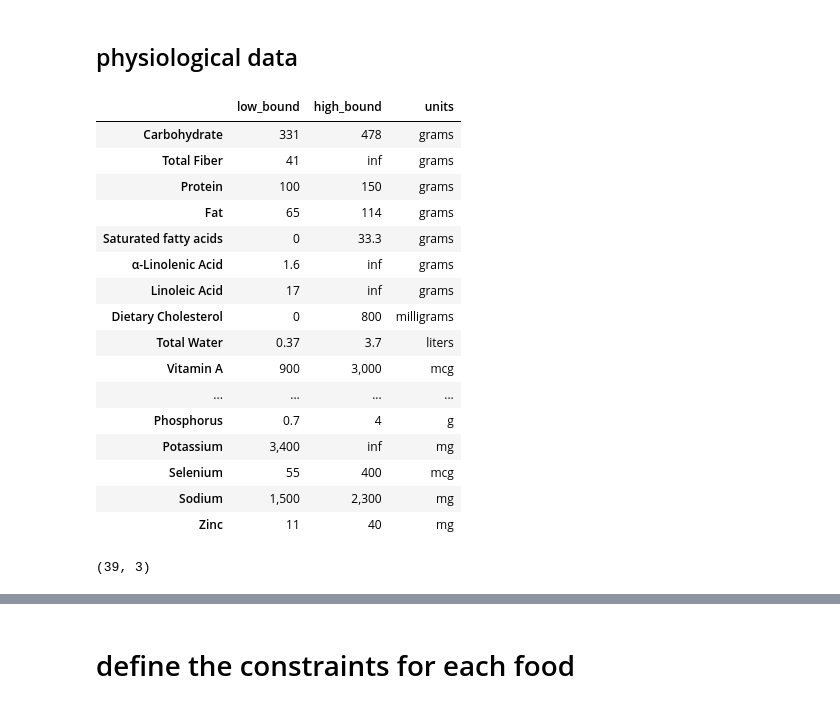
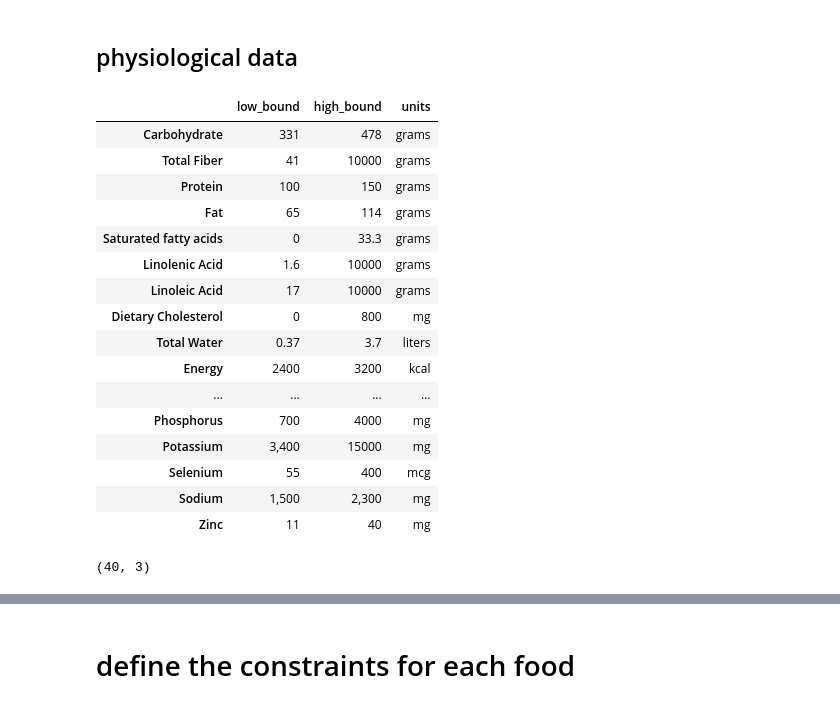
Before and after one commit to freiburgermsu/diet_optimization, a Jupyter notebook: optimization_diet.ipynb, the cells around one changed output, grey strips where cells are left out. Cells and saved outputs as stored; diff of their text form; code cells hidden in the pictures.

```diff
--- a/optimization_diet.ipynb
+++ b/optimization_diet.ipynb
@@ -13,6 +13,7 @@ food_simplification = {
     "Celery, trimmed bunches": "Celery",
     "Celery sticks": "Celery",
     "Collard greens": "Collard",
+    "Carrots, baby": "Carrots",
     "Cucumbers with peel": "Cucumber",
     "Cucumbers without peel": "Cucumber",
     "Lettuce, romaine, heads": "Lettuce",
@@ -46,6 +47,7 @@ prices = prices.groupby(level=0).mean()
 display(prices)
 
 # 1 Cup = 0.236 L
+## TODO convert this into per 100 grams to match the nutritional data
 food_info = {}
 for food, row in prices.iterrows():
     food_info[food] = {
@@ -54,6 +56,14 @@ for food, row in prices.iterrows():
         "yield": row["Yield"],
     }
 
+food_info.update({
+    "Flax seeds": {
+        "price": 3.86,  # sourced from Amazon
+        "cupEQ": 0.37,   # sourced from https://www.aqua-calc.com/page/density-table/substance/seeds-coma-and-blank-flaxseed-blank--op-tbsp-coma-and-blank-whole-cp-
+        "yield": 1  # all of flaxseeds are eaten
+    }
+})
+
 with open("food_info.json", 'w') as jsonOut:
     dump(food_info, jsonOut, indent=3)
 # %% [output]
@@ -219,7 +229,7 @@ for nutrient, row in macro_needs.iterrows():
     elif nutrient == "Dietary Cholesterol":
         macro_needs.at[nutrient, "high_bound"] = str(800)  # arbitrary but a reasonable limit
         macro_needs.at[nutrient, "low_bound"] = str(0)
-        macro_needs.at[nutrient, "units"] = "milligrams"
+        macro_needs.at[nutrient, "units"] = "mg"
     elif nutrient == "Total Water":
         macro_needs.at[nutrient, "low_bound"] = "0.37"
         macro_needs.at[nutrient, "high_bound"] = row["Recommended Intake Per Day"].split()[0]
@@ -230,56 +240,81 @@ for nutrient, row in macro_needs.iterrows():
         macro_needs.at[nutrient, "units"] = "grams"
     elif "As low" not in row["Recommended Intake Per Day"]:
         macro_needs.at[nutrient, "low_bound"] = row["Recommended Intake Per Day"].split()[0]
-        macro_needs.at[nutrient, "high_bound"] = inf
+        macro_needs.at[nutrient, "high_bound"] = "10000"
         macro_needs.at[nutrient, "units"] = row["Recommended Intake Per Day"].split()[1]
+macro_needs.loc["Energy"] = {"low_bound": 2400, "high_bound": 3200, "units": "kcal"}
 
+lst = []
+for i in macro_needs.index:
+    if i != "α-Linolenic Acid":     lst.append(i)
+    else:  lst.append("Linolenic Acid")
+macro_needs.index = lst
 macro_needs.drop("Recommended Intake Per Day", axis=1, inplace=True)
 
 # micronutritional needs
-vitamin_needs = read_csv("vitamin_needs.csv").set_index("Vitamin").rename(columns={"Recommended Intake Per Day": "low_bound", "Tolerable UL Intake Per Day": "high_bound"}).replace("ND", inf).fillna("0 milligrams")
+vitamin_needs = read_csv("vitamin_needs.csv").set_index("Vitamin").rename(columns={"Recommended Intake Per Day": "low_bound", "Tolerable UL Intake Per Day": "high_bound"}).replace("ND", "10000").fillna("0 milligrams")
 vitamin_needs["units"] = [""]*len(vitamin_needs)
 for nutrient, row in vitamin_needs.iterrows():
     val, unit = row["low_bound"].split()
     vitamin_needs.at[nutrient, "low_bound"] = val
     vitamin_needs.at[nutrient, "units"] = unit
     vitamin_needs.at[nutrient, "high_bound"] = str(row["high_bound"]).split()[0]
+    if nutrient == "Carotenoids":
+        vitamin_needs.at[nutrient, "high_bound"] = "100000"
+        vitamin_needs.at[nutrient, "units"] = "mg"
+    if nutrient == "Folate":   vitamin_needs.at[nutrient, "high_bound"] = "3000"
+    if nutrient == "Choline":
+        vitamin_needs.at[nutrient, "low_bound"] = "550"
+        vitamin_needs.at[nutrient, "high_bound"] = "10000"
+        vitamin_needs.at[nutrient, "units"] = "mg"
 
 mineral_needs = read_csv("mineral_needs.csv").set_index("Mineral").rename(columns={"Recommended Intake Per Day": "low_bound", "Tolerable UL Intake Per Day": "high_bound"}).replace("ND", inf)
 mineral_needs["units"] = [""]*len(mineral_needs)
 for nutrient, row in mineral_needs.iterrows():
     val, unit = row["low_bound"].split()
     mineral_needs.at[nutrient, "low_bound"] = val
     mineral_needs.at[nutrient, "units"] = unit
     mineral_needs.at[nutrient, "high_bound"] = str(row["high_bound"]).split()[0]
+    if "Magnesium" in nutrient:  mineral_needs.at[nutrient, "high_bound"] = "10000"
+    elif nutrient == "Phosphorus":
+        mineral_needs.at[nutrient, "low_bound"] = "700"
+        mineral_needs.at[nutrient, "high_bound"] = "4000"
+        mineral_needs.at[nutrient, "units"] = "mg"
+    elif nutrient == "Copper":
+        mineral_needs.at[nutrient, "low_bound"] = "0.9"
+        mineral_needs.at[nutrient, "high_bound"] = "10"
+        mineral_needs.at[nutrient, "units"] = "mg"
+    elif nutrient == "Potassium":
+        mineral_needs.at[nutrient, "high_bound"] = "15000"
 
 
 # combining the nutritional sources
 nutrition = concat([macro_needs, vitamin_needs, mineral_needs])
 display(nutrition)
 print(nutrition.shape)
 
 from json import dump
 with open("nutrition.json", 'w') as jsonOut:
     dump(nutrition.T.to_dict(), jsonOut, indent=3)
 # %% [output]
 |  | low_bound | high_bound | units |
 | Carbohydrate | 331 | 478 | grams |
-| Total Fiber | 41 | inf | grams |
+| Total Fiber | 41 | 10000 | grams |
 | Protein | 100 | 150 | grams |
 | Fat | 65 | 114 | grams |
 | Saturated fatty acids | 0 | 33.3 | grams |
-| α-Linolenic Acid | 1.6 | inf | grams |
-| Linoleic Acid | 17 | inf | grams |
-| Dietary Cholesterol | 0 | 800 | milligrams |
+| Linolenic Acid | 1.6 | 10000 | grams |
+| Linoleic Acid | 17 | 10000 | grams |
+| Dietary Cholesterol | 0 | 800 | mg |
 | Total Water | 0.37 | 3.7 | liters |
-| Vitamin A | 900 | 3,000 | mcg |
+| Energy | 2400 | 3200 | kcal |
 | ... | ... | ... | ... |
-| Phosphorus | 0.7 | 4 | g |
-| Potassium | 3,400 | inf | mg |
+| Phosphorus | 700 | 4000 | mg |
+| Potassium | 3,400 | 15000 | mg |
 | Selenium | 55 | 400 | mcg |
 | Sodium | 1,500 | 2,300 | mg |
 | Zinc | 11 | 40 | mg |
-(39, 3)
+(40, 3)
 # %%
 food_physiology_mapping = {
     "PUFA 18:2": "Linoleic Acid",
```
Also changed, not shown: parts of 4 cells of this notebook, 5 other files.
